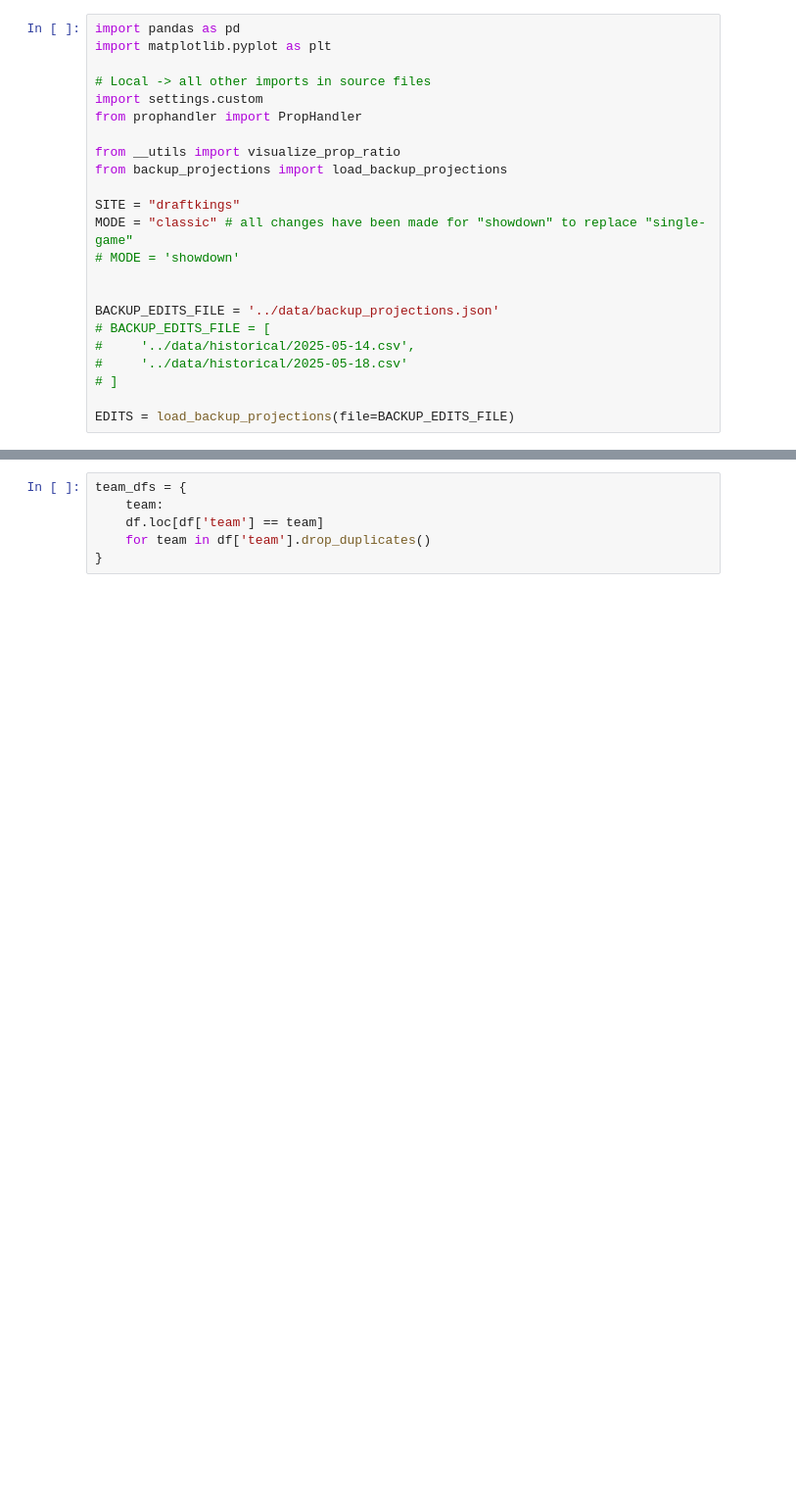
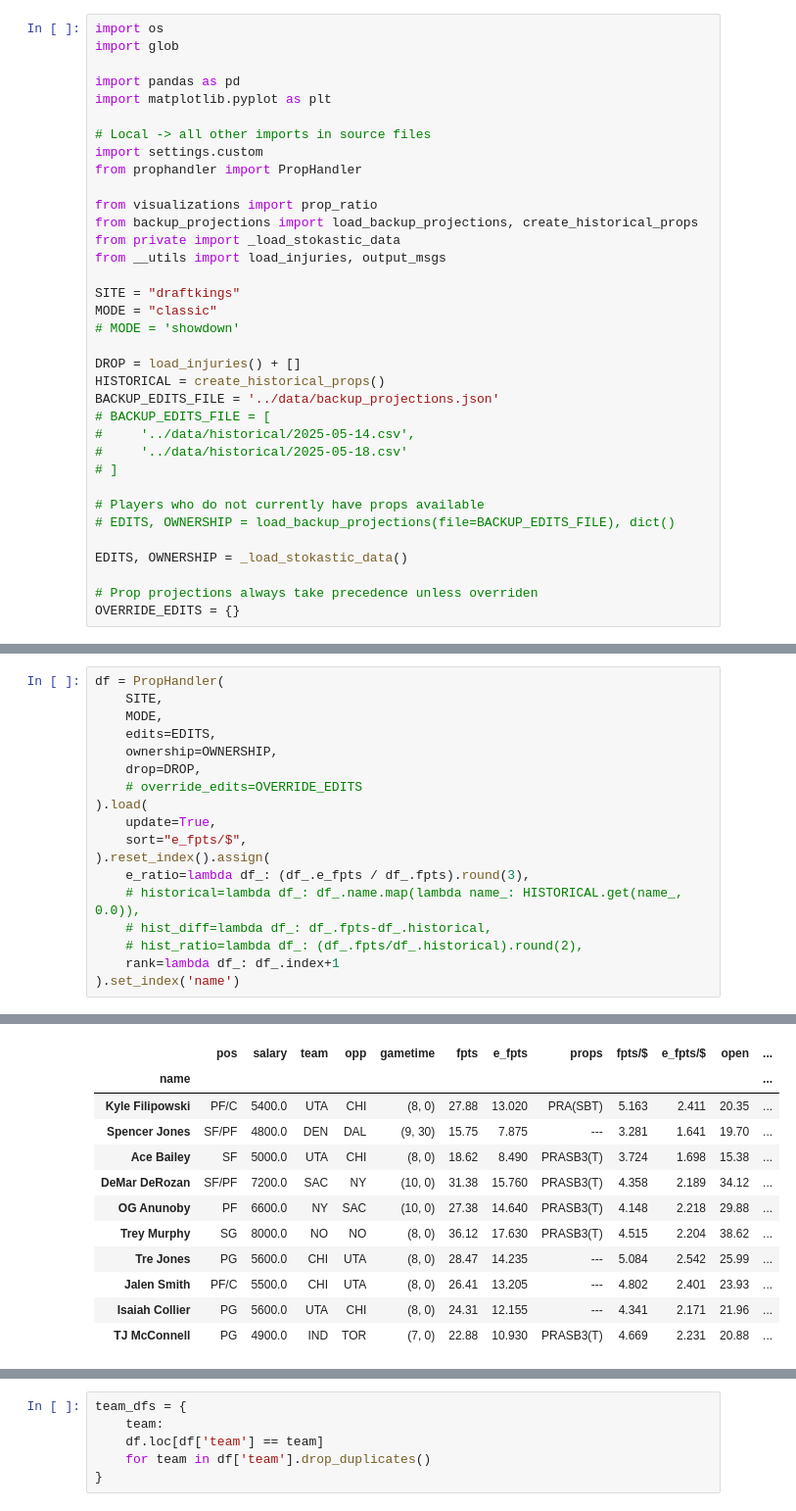
Before and after one commit to jackdegen/nba-props, a Jupyter notebook: src/props.ipynb, the cells around one changed output, grey strips where cells are left out. Shown at 98% size. Cells and saved outputs as stored; diff of their text form; blank space fills up the shorter version.

```diff
--- a/src/props.ipynb
+++ b/src/props.ipynb
@@ -1,4 +1,7 @@
 # %%
+import os
+import glob
+
 import pandas as pd
 import matplotlib.pyplot as plt
 
@@ -6,18 +9,27 @@ import matplotlib.pyplot as plt
 import settings.custom
 from prophandler import PropHandler
 
-from __utils import visualize_prop_ratio
-from backup_projections import load_backup_projections
+from visualizations import prop_ratio
+from backup_projections import load_backup_projections, create_historical_props
+from private import _load_stokastic_data
+from __utils import load_injuries, output_msgs
 
 SITE = "draftkings"
-MODE = "classic" # all changes have been made for "showdown" to replace "single-game"
+MODE = "classic"
 # MODE = 'showdown'
 
-
+DROP = load_injuries() + []
+HISTORICAL = create_historical_props()
 BACKUP_EDITS_FILE = '../data/backup_projections.json'
 # BACKUP_EDITS_FILE = [
 #     '../data/historical/2025-05-14.csv',
 #     '../data/historical/2025-05-18.csv'
 # ]
 
-EDITS = load_backup_projections(file=BACKUP_EDITS_FILE)
+# Players who do not currently have props available
+# EDITS, OWNERSHIP = load_backup_projections(file=BACKUP_EDITS_FILE), dict()
+
+EDITS, OWNERSHIP = _load_stokastic_data()
+
+# Prop projections always take precedence unless overriden
+OVERRIDE_EDITS = {}
@@ -60,0 +36,19 @@ SA              9
+# %%
+df = PropHandler(
+    SITE,
+    MODE,
+    edits=EDITS,
+    ownership=OWNERSHIP,
+    drop=DROP,
+    # override_edits=OVERRIDE_EDITS
+).load(
+    update=True,
+    sort="e_fpts/$",
+).reset_index().assign(
+    e_ratio=lambda df_: (df_.e_fpts / df_.fpts).round(3),
+    # historical=lambda df_: df_.name.map(lambda name_: HISTORICAL.get(name_, 0.0)),
+    # hist_diff=lambda df_: df_.fpts-df_.historical,
+    # hist_ratio=lambda df_: (df_.fpts/df_.historical).round(2),
+    rank=lambda df_: df_.index+1
+).set_index('name')
+# %% [output]
@@ -60,0 +63,12 @@ SA              9
+|  | pos | salary | team | opp | gametime | fpts | e_fpts | props | fpts/$ | e_fpts/$ | open | ... |
+| name |  |  |  |  |  |  |  |  |  |  |  | ... |
+| Kyle Filipowski | PF/C | 5400.0 | UTA | CHI | (8, 0) | 27.88 | 13.020 | PRA(SBT) | 5.163 | 2.411 | 20.35 | ... |
+| Spencer Jones | SF/PF | 4800.0 | DEN | DAL | (9, 30) | 15.75 | 7.875 | --- | 3.281 | 1.641 | 19.70 | ... |
+| Ace Bailey | SF | 5000.0 | UTA | CHI | (8, 0) | 18.62 | 8.490 | PRASB3(T) | 3.724 | 1.698 | 15.38 | ... |
+| DeMar DeRozan | SF/PF | 7200.0 | SAC | NY | (10, 0) | 31.38 | 15.760 | PRASB3(T) | 4.358 | 2.189 | 34.12 | ... |
+| OG Anunoby | PF | 6600.0 | NY | SAC | (10, 0) | 27.38 | 14.640 | PRASB3(T) | 4.148 | 2.218 | 29.88 | ... |
+| Trey Murphy | SG | 8000.0 | NO | NO | (8, 0) | 36.12 | 17.630 | PRASB3(T) | 4.515 | 2.204 | 38.62 | ... |
+| Tre Jones | PG | 5600.0 | CHI | UTA | (8, 0) | 28.47 | 14.235 | --- | 5.084 | 2.542 | 25.99 | ... |
+| Jalen Smith | PF/C | 5500.0 | CHI | UTA | (8, 0) | 26.41 | 13.205 | --- | 4.802 | 2.401 | 23.93 | ... |
+| Isaiah Collier | PG | 5600.0 | UTA | CHI | (8, 0) | 24.31 | 12.155 | --- | 4.341 | 2.171 | 21.96 | ... |
+| TJ McConnell | PG | 4900.0 | IND | TOR | (7, 0) | 22.88 | 10.930 | PRASB3(T) | 4.669 | 2.231 | 20.88 | ... |
```
Also changed, not shown: parts of 14 cells of this notebook, 19 other files.
